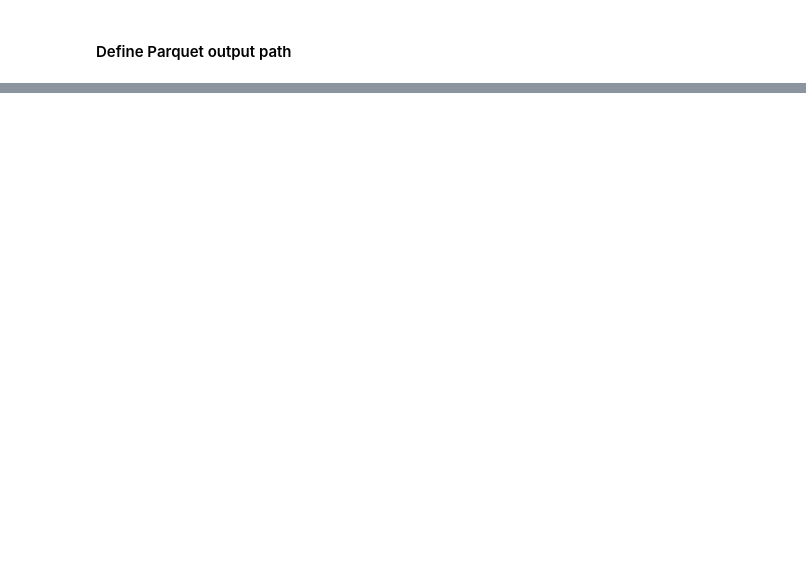
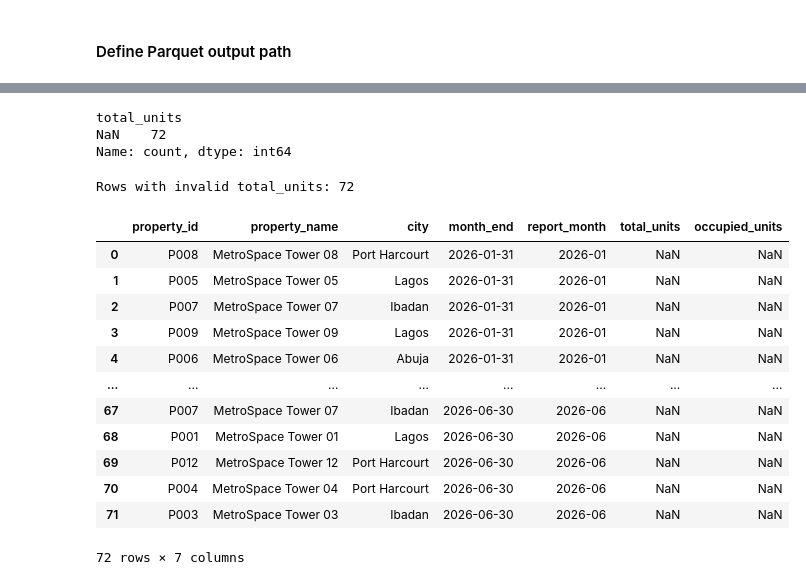
Before and after one commit to chinweubaudeh/PropTech360_Capstone_data_pipeline, a Jupyter notebook: notebook/PropTech360_pipeline.ipynb, the cells around one changed output, grey strips where cells are left out. Drawn from its saved outputs; the diff is of its cells as text; code cells hidden in the pictures; blank space fills up the shorter version.

```diff
--- a/notebook/PropTech360_pipeline.ipynb
+++ b/notebook/PropTech360_pipeline.ipynb
@@ -5858,0 +6232,59 @@ Error:
+# %%
+print(
+    source["total_units"]
+    .value_counts(
+        dropna=False
+    )
+    .sort_index()
+)
+# %% [output]
+total_units
+NaN    72
+Name: count, dtype: int64
+# %%
+import pandas as pd
+
+source["total_units"] = pd.to_numeric(
+    source["total_units"],
+    errors="coerce"
+)
+
+bad_total_units = source[
+    source["total_units"].isna()
+    |
+    (source["total_units"] < 0)
+]
+
+print(
+    "Rows with invalid total_units:",
+    len(bad_total_units)
+)
+
+display(
+    bad_total_units[
+        [
+            "property_id",
+            "property_name",
+            "city",
+            "month_end",
+            "report_month",
+            "total_units",
+            "occupied_units"
+        ]
+    ]
+)
+# %% [output]
+Rows with invalid total_units: 72
+|  | property_id | property_name | city | month_end | report_month | total_units | occupied_units |
+| 0 | P008 | MetroSpace Tower 08 | Port Harcourt | 2026-01-31 | 2026-01 | NaN | NaN |
+| 1 | P005 | MetroSpace Tower 05 | Lagos | 2026-01-31 | 2026-01 | NaN | NaN |
+| 2 | P007 | MetroSpace Tower 07 | Ibadan | 2026-01-31 | 2026-01 | NaN | NaN |
+| 3 | P009 | MetroSpace Tower 09 | Lagos | 2026-01-31 | 2026-01 | NaN | NaN |
+| 4 | P006 | MetroSpace Tower 06 | Abuja | 2026-01-31 | 2026-01 | NaN | NaN |
+| ... | ... | ... | ... | ... | ... | ... | ... |
+| 67 | P007 | MetroSpace Tower 07 | Ibadan | 2026-06-30 | 2026-06 | NaN | NaN |
+| 68 | P001 | MetroSpace Tower 01 | Lagos | 2026-06-30 | 2026-06 | NaN | NaN |
+| 69 | P012 | MetroSpace Tower 12 | Port Harcourt | 2026-06-30 | 2026-06 | NaN | NaN |
+| 70 | P004 | MetroSpace Tower 04 | Port Harcourt | 2026-06-30 | 2026-06 | NaN | NaN |
+| 71 | P003 | MetroSpace Tower 03 | Ibadan | 2026-06-30 | 2026-06 | NaN | NaN |
+72 rows × 7 columns
```
Also changed, not shown: parts of 272 cells of this notebook, 25 other files.
